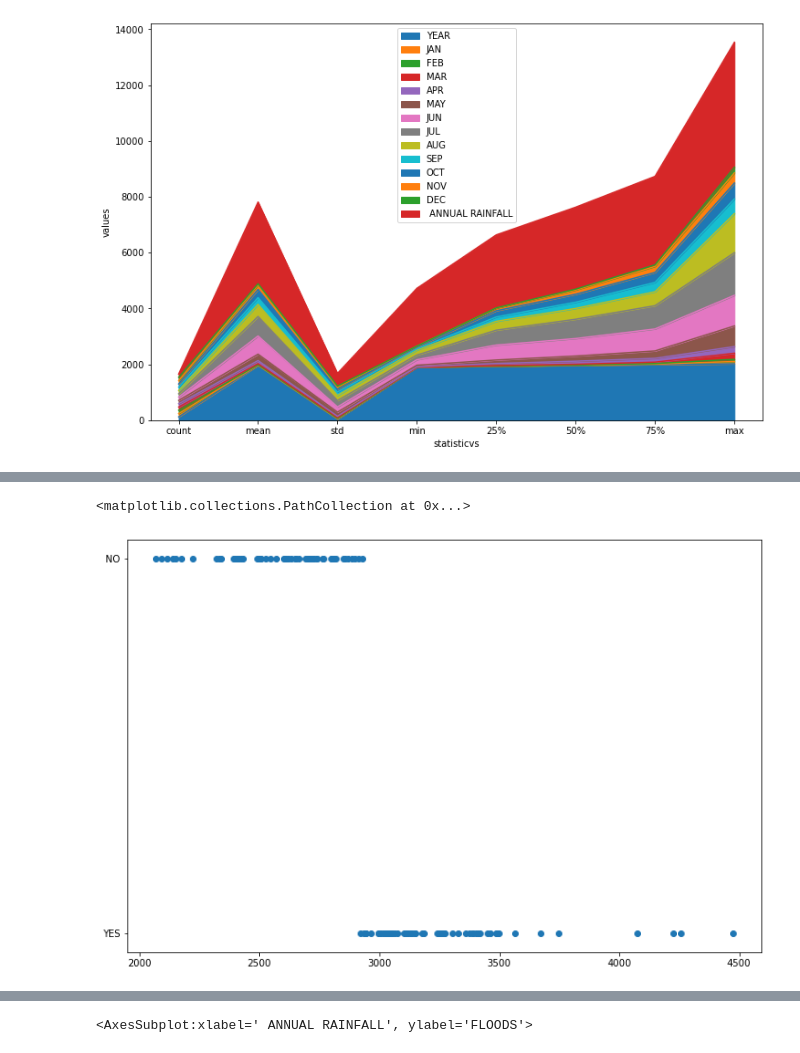
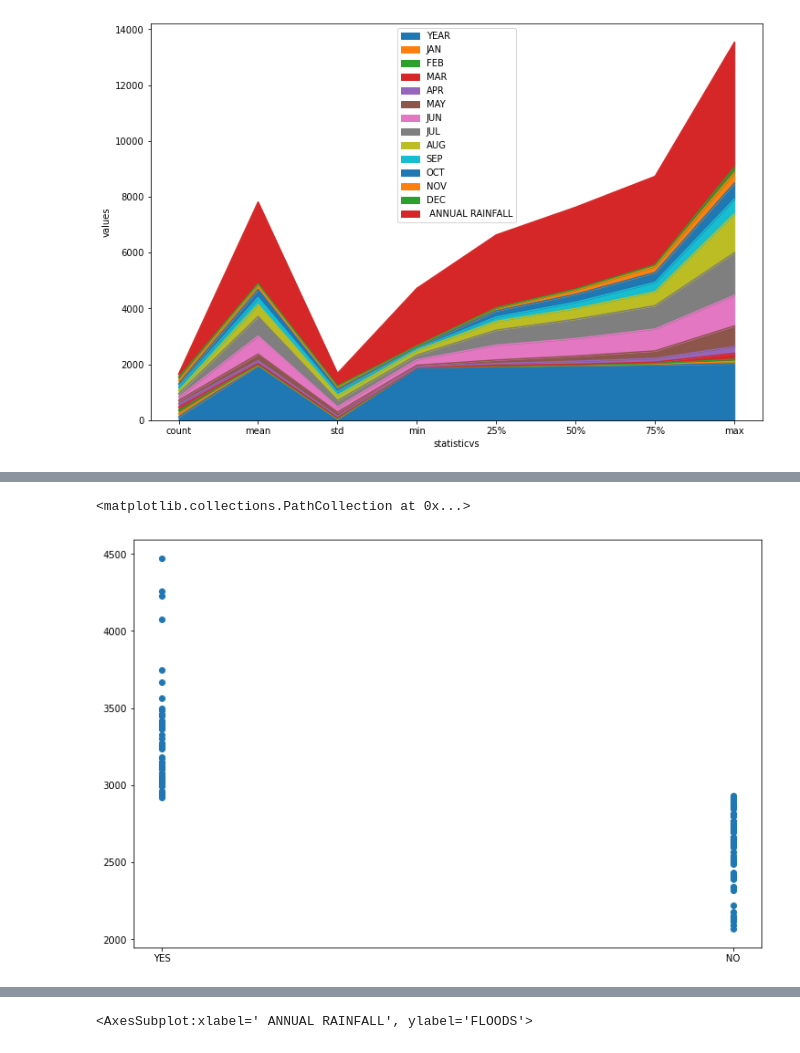
Before and after one commit to swapnendu31/Machine-Learning, a Jupyter notebook: ML_flood/ML-FLOOD.ipynb, the cells around one changed output, grey strips where cells are left out. Saved outputs shown, nothing was run; the diff lists cells and outputs as text; code cells hidden in the pictures.

Commit message:
adding flood - completed , pulse, stroke

```diff
--- a/ML_flood/ML-FLOOD.ipynb
+++ b/ML_flood/ML-FLOOD.ipynb
@@ -112,6 +115,6 @@ y.value_counts().plot.pie(autopct='%1.1f%%',shadow=True)
 # %%
 plt.figure(figsize=(12,8))
-plt.scatter(x[' ANNUAL RAINFALL'],y)
+plt.scatter(ds['FLOODS'],ds[' ANNUAL RAINFALL'])
 # %% [output]
 <matplotlib.collections.PathCollection at 0x...>
-[figure, old version]
+[figure, new version]
```
Also changed, not shown: parts of 29 cells of this notebook, 2 other files.
